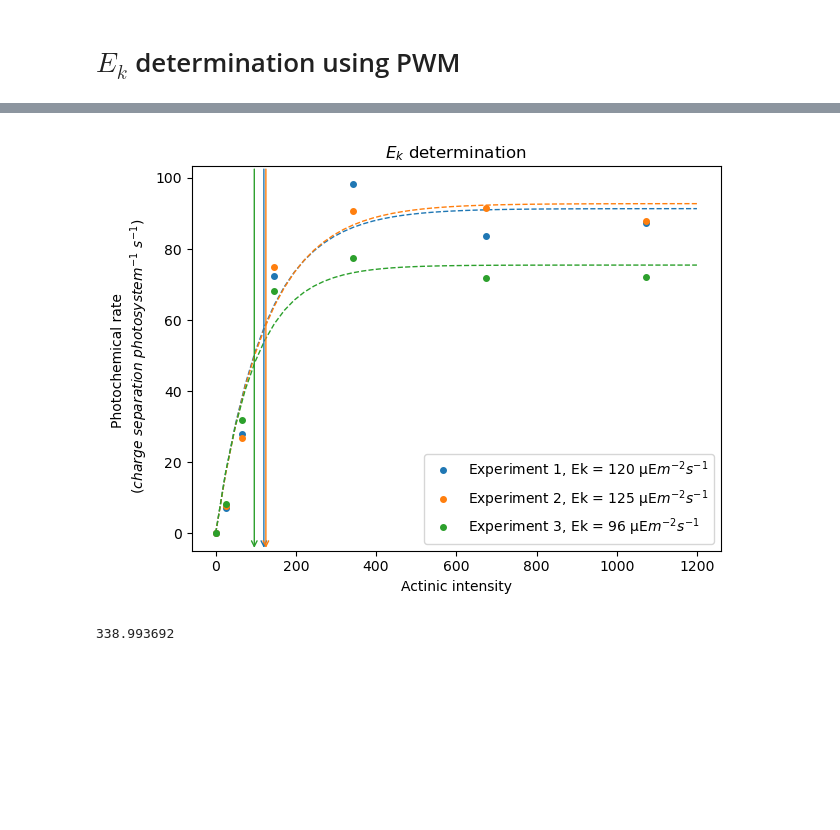
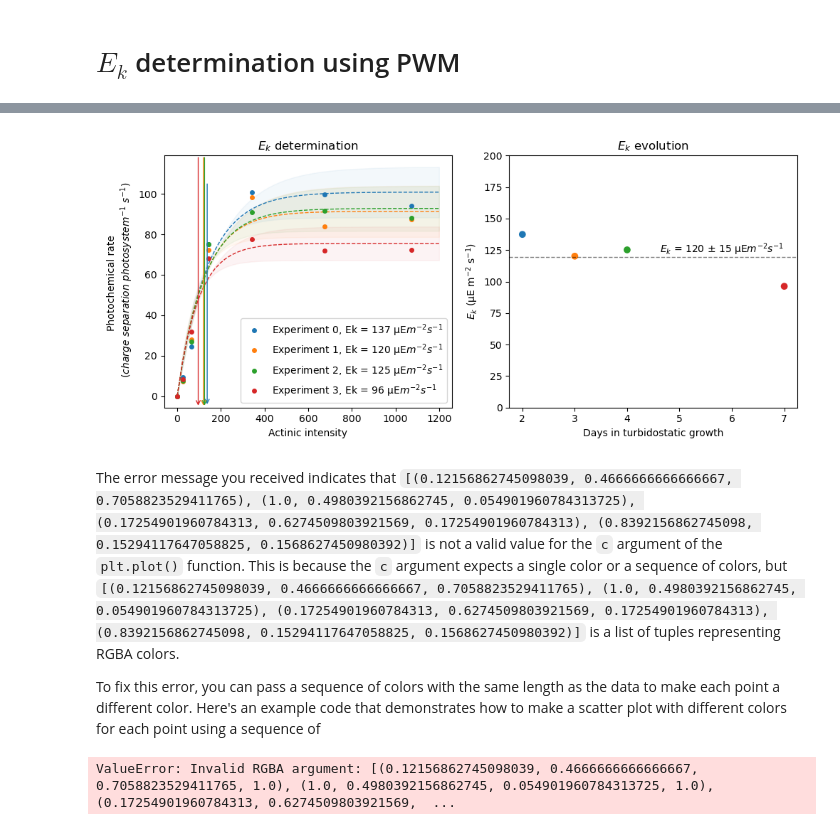
Before and after one commit to orlandomarcelo/DREAM_repo, a Jupyter notebook: Notebooks/Ek_v2.ipynb, the cells around one changed output, grey strips where cells are left out. Saved outputs shown, nothing was run; the diff lists cells and outputs as text; code cells hidden in the pictures; blank space fills up the shorter version.

Commit message:
cross validation

```diff
--- a/Notebooks/Ek_v2.ipynb
+++ b/Notebooks/Ek_v2.ipynb
@@ -28,0 +32,12 @@ PWM_rel = [0.01, 0.04, 0.1, 0.25, 0.5, 0.8]
+# %%
+fig, ax = plt.subplots()
+for i, k in enumerate(PWM_rel):
+    ax.plot(manip.clean_times[i+4], manip.clean_data[i+4], 'o-', label = f"{100*k:n} %", markersize = 1, linewidth = 0.2)
+box = ax.get_position()
+ax.set_position([box.x0, box.y0, box.width * 0.8, box.height])
+ax.legend(loc='center left', bbox_to_anchor=(1, 0.5), fontsize = 8.1)
+ax.set_xlabel("Time (ms)")
+ax.set_ylabel("ECS (a.u.)")
+ax.set_title("ECS after dark pulse")
+#ax.set_xlim(-25, 70)
+plt.show()
@@ -29,7 +47,7 @@ PWM_rel = [0.01, 0.04, 0.1, 0.25, 0.5, 0.8]
 # %%
 fig, ax = plt.subplots()
 for i, k in enumerate(PWM_rel):
-    ax.plot(manip.clean_times[i+3], manip.clean_data[i+3], 'o-', label = f"{100*k:n} %", markersize = 1, linewidth = 0.2)
+    ax.plot(manip.clean_times[i], manip.clean_data[i], 'o-', label = f"{100*k:n} %", markersize = 1, linewidth = 0.2)
 box = ax.get_position()
 ax.set_position([box.x0, box.y0, box.width * 0.8, box.height])
 ax.legend(loc='center left', bbox_to_anchor=(1, 0.5), fontsize = 8.1)
@@ -145,7 +254,8 @@ importlib.reload(VitessePhotochimiquePWMClass)
 
 from VitessePhotochimiquePWMClass import PhotochemicalRate as PR
 
-names = ["20230720_vitesse_photochimique", "20230721_vitesse_photochimique","20230724_vitesse_photochimique"]
+names = ["20230719_vitesse_photochimique","20230720_vitesse_photochimique", "20230721_vitesse_photochimique","20230724_vitesse_photochimique"]
+dates = [2,3,4,7]
 replicates = []
 vitesse = []
 Ek = []
@@ -160,21 +270,49 @@ for i, name in enumerate(names):
 Intensity_rel = replicates[0].intensity_rel
 Intensity = replicates[0].intensity
 # %%
-fig, ax2 = plt.subplots()
+fig, ax = plt.subplots(1,2, figsize = (10,4.5))
+colors = []
 for i in range(len(names)):
-    popt, xfit, yfit = tools.Ek_fit(Intensity, vitesse[i], 0, 1200, 50, p0 = [200, 100])
-    ax2.plot(Intensity, vitesse[i],'o', markersize = 4, label = f"Experiment {i+1}, Ek = {Ek[i]:.0f} µE$m^{{-2}}s^{{-1}}$", color='C'+str(i))
-    ax2.plot(xfit, yfit, '--', color='C'+str(i), linewidth = 1)
-    ax2.annotate("", xy=(Ek[i], ax2.get_ylim()[0]), xytext=(Ek[i], ax2.get_ylim()[1]), arrowprops=dict(arrowstyle="->", color='C'+str(i), linewidth = 1))
-ax2.set_title("$E_{k}$ determination")
-ax2.set_xlabel("Actinic intensity")
-ax2.set_ylabel("Photochemical rate \n ($charge$ $separation$ $photosystem^{-1}$ $s^{-1}$)")
-ax2.legend()
+    colors.append(mcolors.to_rgb('C'+str(i)))
+    popt, pcov, xfit, yfit = tools.Ek_fit(Intensity, vitesse[i], 0, 1200, 50, p0 = [200, 100])
+    ax[0].plot(Intensity, vitesse[i],'o', markersize = 4, label = f"Experiment {i}, Ek = {Ek[i]:.0f} µE$m^{{-2}}s^{{-1}}$", color=colors[i])
+    ax[0].plot(xfit, yfit, '--', color='C'+str(i), linewidth = 1)
+    ax[0].annotate("", xy=(Ek[i], ax[0].get_ylim()[0]), xytext=(Ek[i], ax[0].get_ylim()[1]), arrowprops=dict(arrowstyle="->", color=colors[i], linewidth = 1))
+
+    err_neg=[mf.Ek(x,*(popt-1.96*tools.my_err_vec(x, pcov))) for x in xfit]
+    err_pos=[mf.Ek(x,*(popt+1.96*tools.my_err_vec(x, pcov)))for x in xfit]
+
+    ax[0].fill_between(xfit, err_neg, err_pos, alpha=0.05, color = colors[i])
+
+
+
+ax[0].set_title("$E_{k}$ determination")
+ax[0].set_xlabel("Actinic intensity")
+ax[0].set_ylabel("Photochemical rate \n ($charge$ $separation$ $photosystem^{-1}$ $s^{-1}$)")
+ax[0].legend()
+
+ax[1].scatter(dates, Ek, c = colors)
+ax[1].axhline(y = np.mean(Ek), color = 'k', alpha = 0.5, linestyle = '--', linewidth = 1)
+ax[1].text(dates[-1], np.mean(Ek), f"$E_k$ = {np.mean(Ek):.0f} ± {np.std(Ek):.0f} µE$m^{{-2}}s^{{-1}}$", ha='right', va='bottom', fontsize=10, color='k')
+ax[1].set_xlabel("Days in turbidostatic growth")
+ax[1].set_ylabel("$E_{k}$ (µE m$^{-2}$ s$^{-1}$)")
+ax[1].set_title("$E_{k}$ evolution")
+ax[1].set_ylim([0,200])
 
 fig.tight_layout()
+
+fig.savefig("C:/Users/Orlando/ownCloud - ORLANDO Marcelo@mycore.cnrs.fr/Doutorado/Apresentaçoes/Experiments/Ek.png", dpi=300)
 # %% [output]
-[figure, old version]
+[figure, new version]
-# %%
-replicates[2].calib
-# %% [output]
-338.993692
+# %% [markdown]
+The error message you received indicates that `[(0.12156862745098039, 0.4666666666666667, 0.7058823529411765), (1.0, 0.4980392156862745, 0.054901960784313725), (0.17254901960784313, 0.6274509803921569, 0.17254901960784313), (0.8392156862745098, 0.15294117647058825, 0.1568627450980392)]` is not a valid value for the `c` argument of the `plt.plot()` function. This is because the `c` argument expects a single color or a sequence of colors, but `[(0.12156862745098039, 0.4666666666666667, 0.7058823529411765), (1.0, 0.4980392156862745, 0.054901960784313725), (0.17254901960784313, 0.6274509803921569, 0.17254901960784313), (0.8392156862745098, 0.15294117647058825, 0.1568627450980392)]` is a list of tuples representing RGBA colors.
+
+To fix this error, you can pass a sequence of colors with the same length as the data to make each point a different color. Here's an example code that demonstrates how to make a scatter plot with different colors for each point using a sequence of
+# %%
+import matplotlib.colors as mcolors
+cn_color = colors
+rgba_color = mcolors.to_rgba(cn_color)
+
+print(rgba_color)
+# %% [output]
+ValueError: Invalid RGBA argument: [(0.12156862745098039, 0.4666666666666667, 0.7058823529411765, 1.0), (1.0, 0.4980392156862745, 0.054901960784313725, 1.0), (0.17254901960784313, 0.6274509803921569,  ...
```
Also changed, not shown: parts of 7 cells of this notebook, 6 other files.
